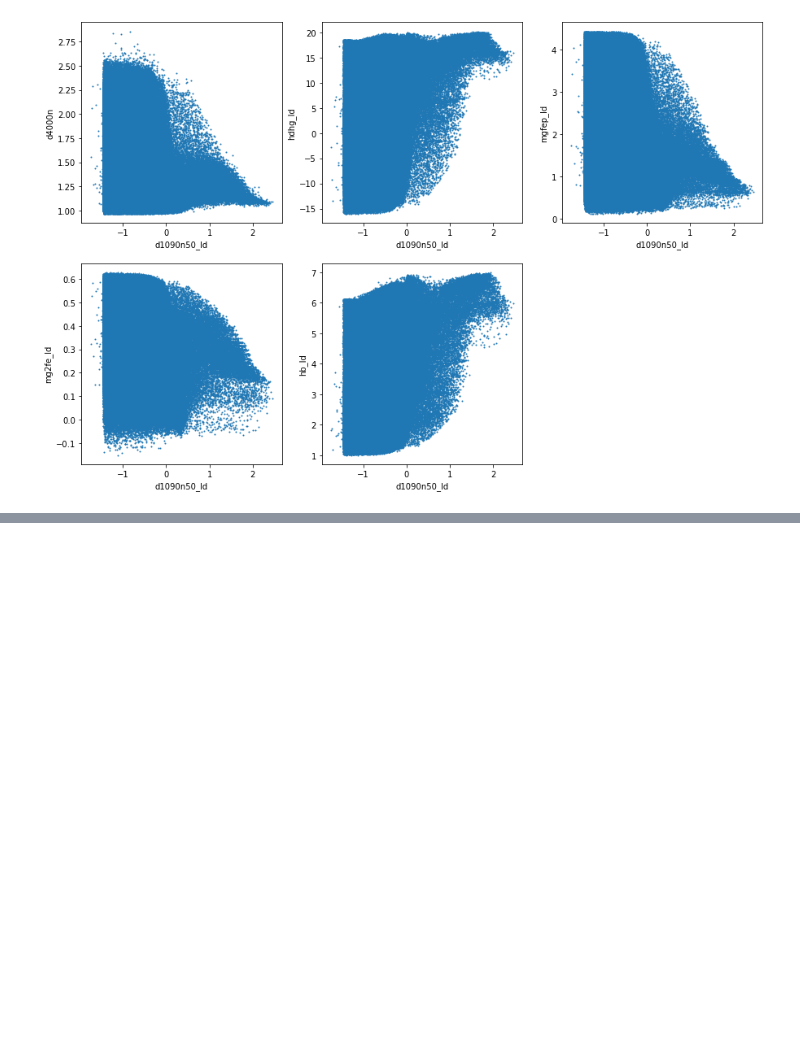
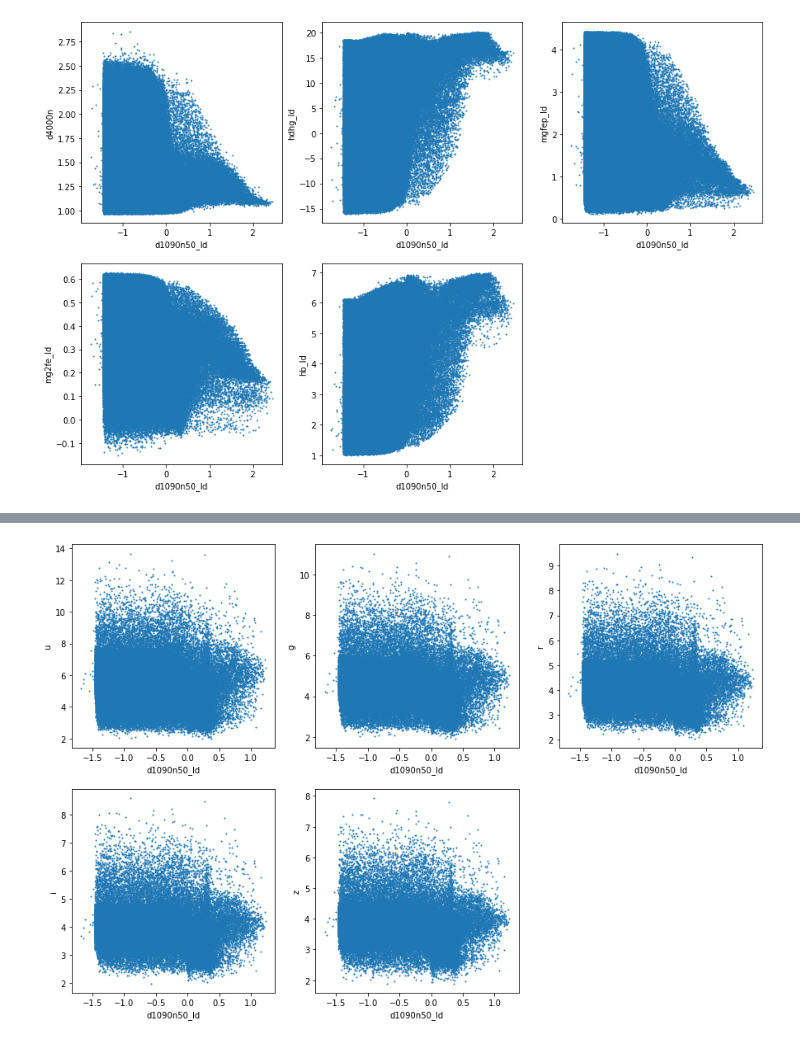
Before and after one commit to edoardorossi3/TESIedo_git, a Jupyter notebook: tesi_py/opt_lib.ipynb, the cells around one changed output, grey strips where cells are left out. Drawn from its saved outputs; the diff is of its cells as text; code cells hidden in the pictures; blank space fills up the shorter version.

```diff
--- a/tesi_py/opt_lib.ipynb
+++ b/tesi_py/opt_lib.ipynb
@@ -279,0 +141,5 @@ Text(0, 0.5, 'chi_q_mag')
+# %%
+idx_sel=((np.log10(age50_ld) < 9.5) & (np.log10(age50_ld) >9.0))
+fig_resol_mag=f_plt.idx_resol(d1090n50_ld[idx_sel],mag_u_ld[idx_sel],mag_g_ld[idx_sel], mag_r_ld[idx_sel], mag_i_ld[idx_sel], mag_z_ld[idx_sel], par_name='d1090n50_ld', idx_name=['u', 'g', 'r', 'i', 'z'], figsize=(15,10))
+# %% [output]
+[figure, added]
```
Also changed, not shown: parts of 36 cells of this notebook, 3 other files.
